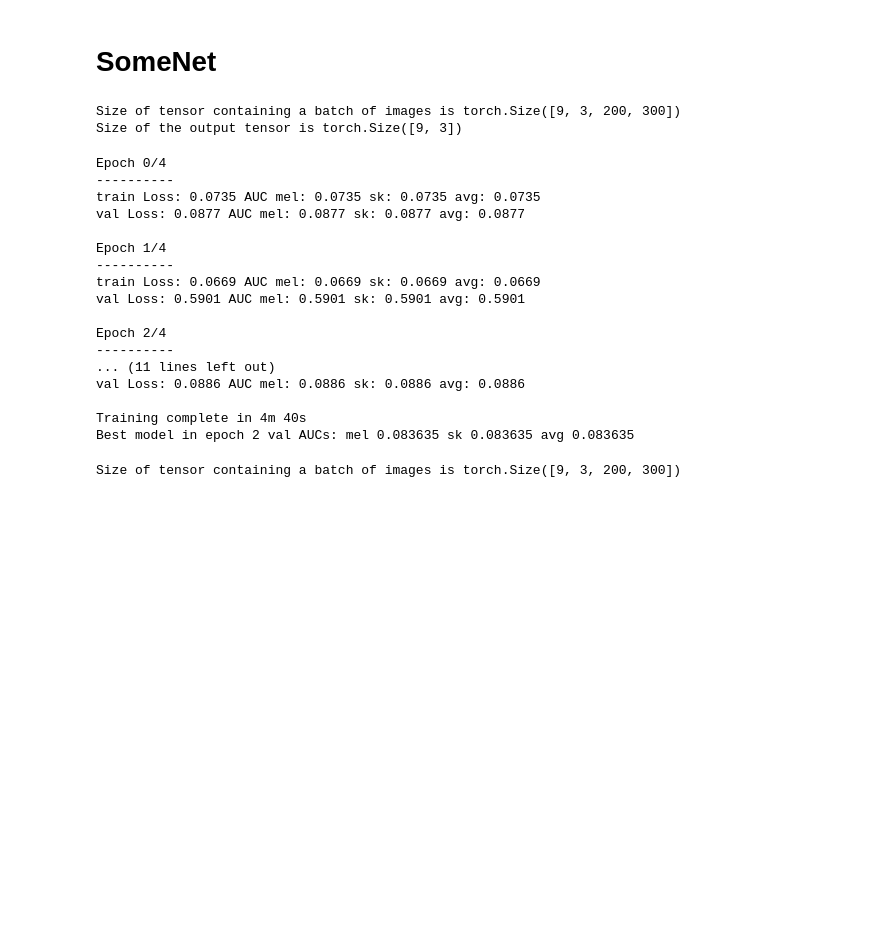
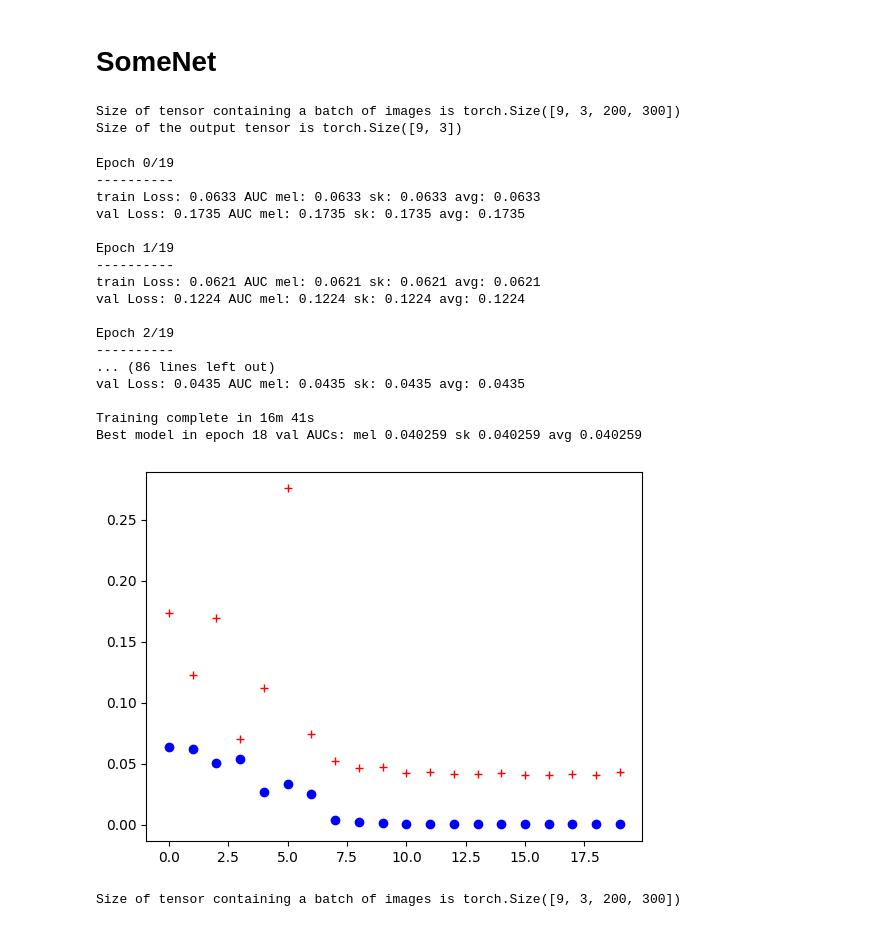
Before and after one commit to prometheus404/sm4ml_proj, a Jupyter notebook: rockpaperscissors.ipynb, the cells around one changed output. Drawn from its saved outputs; the diff is of its cells as text; code cells hidden in the pictures; blank space fills up the shorter version.

Commit message:
Loss/epoch graph, colab workarounds

```diff
--- a/rockpaperscissors.ipynb
+++ b/rockpaperscissors.ipynb
@@ -38,13 +38,27 @@ device = torch.device("cuda:0" if torch.cuda.is_available() else "cpu")
 print(device)
 # %% [output]
 cpu
+# %%
+try:
+    from google.colab import drive
+    COLAB = True
+else:
+    COLAB = False
 # %%
 import kagglehub
 import shutil
 
 # Download latest version
 path = kagglehub.dataset_download("drgfreeman/rockpaperscissors")
-shutil.rmtree(os.path.join(path, 'rps-cv-images'))
+# removing unnecessary files
+if (COLAB):
+    # instead of removing we just copy since kagglehub folder is read only
+    shutils.copytree(os.path.join(path,'rock'), 'dataset/rock')
+    shutils.copytree(os.path.join(path,'paper'), 'dataset/paper')
+    shutils.copytree(os.path.join(path,'scissors'), 'dataset/scissors')
+    path = 'dataset'
+elif (os.path.exists(os.path.join(path,'rps-cv-images'))):
+    shutil.rmtree(os.path.join(path, 'rps-cv-images'))
 
 print("Path to dataset files:", path)
 # %% [output]
@@ -173,7 +178,7 @@ exp_lr_scheduler = lr_scheduler.StepLR(optimizer_ft, step_size=7, gamma=0.1)
 # %%
 #train_model parameters are the network (model), the criterion (loss),
 # the optimizer, a learning scheduler (una estrategia de lr strategy), and the training epochs
-def train_model(model, criterion, optimizer, scheduler, num_epochs=25):
+def train_model(model, dataloaders, criterion, optimizer, scheduler, num_epochs=25):
     since = time.time()
 
     numClasses = len(class_names)
@@ -181,6 +186,9 @@ def train_model(model, criterion, optimizer, scheduler, num_epochs=25):
     best_model_wts = copy.deepcopy(model.state_dict())
     best_auc = 1000000
     best_aucs = np.array([best_auc, best_auc])
+
+    train_loss_time = []
+    val_loss_time = []
 
     best_epoch = -1
 
@@ -246,6 +254,10 @@ def train_model(model, criterion, optimizer, scheduler, num_epochs=25):
 
             #Accumulated loss by epoch
             epoch_loss = running_loss / dataset_sizes[phase]
+            if phase == 'train':
+                train_loss_time.append(epoch_loss)
+            else:
+                val_loss_time.append(epoch_loss)
 
             #Compute the AUCs at the end of the epoch
             aucs=np.array([epoch_loss,epoch_loss])#computeAUCs(outputs_m,labels_m)
@@ -269,35 +281,49 @@ def train_model(model, criterion, optimizer, scheduler, num_epochs=25):
         time_elapsed // 60, time_elapsed % 60))
     print('Best model in epoch {:d} val AUCs: mel {:4f} sk {:4f} avg {:4f}'.format(best_epoch,best_aucs[0],best_aucs[1],best_auc))
 
+    plt.plot(train_loss_time, 'bo', label='train loss')
+    plt.plot(val_loss_time, 'r+', label='val loss')
+    plt.show()
     # load best model weights
     model.load_state_dict(best_model_wts)
     return model
 # %%
+#Loss function
+criterion = nn.CrossEntropyLoss()
+
+# SGD with momentum
+#optimizer_ft = optim.SGD(customNet.parameters(), lr=1e-3, momentum=0.9)
+optimizer_ft = optim.Adam(net.parameters(), lr=1e-3) # Adam seems a better option
+# An lr strategy which decreases lr by a factor of 0.1 every 7 epochs
+exp_lr_scheduler = lr_scheduler.StepLR(optimizer_ft, step_size=7, gamma=0.1)
+
+
 image_datasets = {'train' : train_dataset, 'val': val_dataset}
 
 dls = {'train' : train_dl, 'val': val_dl}
 
 dataset_sizes = {'train': len(train_dataset), 'val': len(val_dataset)}
 class_names = dataset.classes
-net = train_model(net, criterion, optimizer_ft, exp_lr_scheduler, num_epochs=5)
+net = train_model(net, dls, criterion, optimizer_ft, exp_lr_scheduler, num_epochs=20)
 # %% [output]
-Epoch 0/4
+Epoch 0/19
 ----------
-train Loss: 0.0735 AUC mel: 0.0735 sk: 0.0735 avg: 0.0735
-val Loss: 0.0877 AUC mel: 0.0877 sk: 0.0877 avg: 0.0877
+train Loss: 0.0633 AUC mel: 0.0633 sk: 0.0633 avg: 0.0633
+val Loss: 0.1735 AUC mel: 0.1735 sk: 0.1735 avg: 0.1735
 
-Epoch 1/4
+Epoch 1/19
 ----------
-train Loss: 0.0669 AUC mel: 0.0669 sk: 0.0669 avg: 0.0669
-val Loss: 0.5901 AUC mel: 0.5901 sk: 0.5901 avg: 0.5901
+train Loss: 0.0621 AUC mel: 0.0621 sk: 0.0621 avg: 0.0621
+val Loss: 0.1224 AUC mel: 0.1224 sk: 0.1224 avg: 0.1224
 
-Epoch 2/4
+Epoch 2/19
 ----------
-... (11 lines left out)
-val Loss: 0.0886 AUC mel: 0.0886 sk: 0.0886 avg: 0.0886
+... (86 lines left out)
+val Loss: 0.0435 AUC mel: 0.0435 sk: 0.0435 avg: 0.0435
 
-Training complete in 4m 40s
-Best model in epoch 2 val AUCs: mel 0.083635 sk 0.083635 avg 0.083635
+Training complete in 16m 41s
+Best model in epoch 18 val AUCs: mel 0.040259 sk 0.040259 avg 0.040259
+[figure, added]
 # %%
 img,lbl=next(iter(train_dl))
 inputs = img.to(device).float()
```
Also changed, not shown: parts of 4 cells of this notebook.
